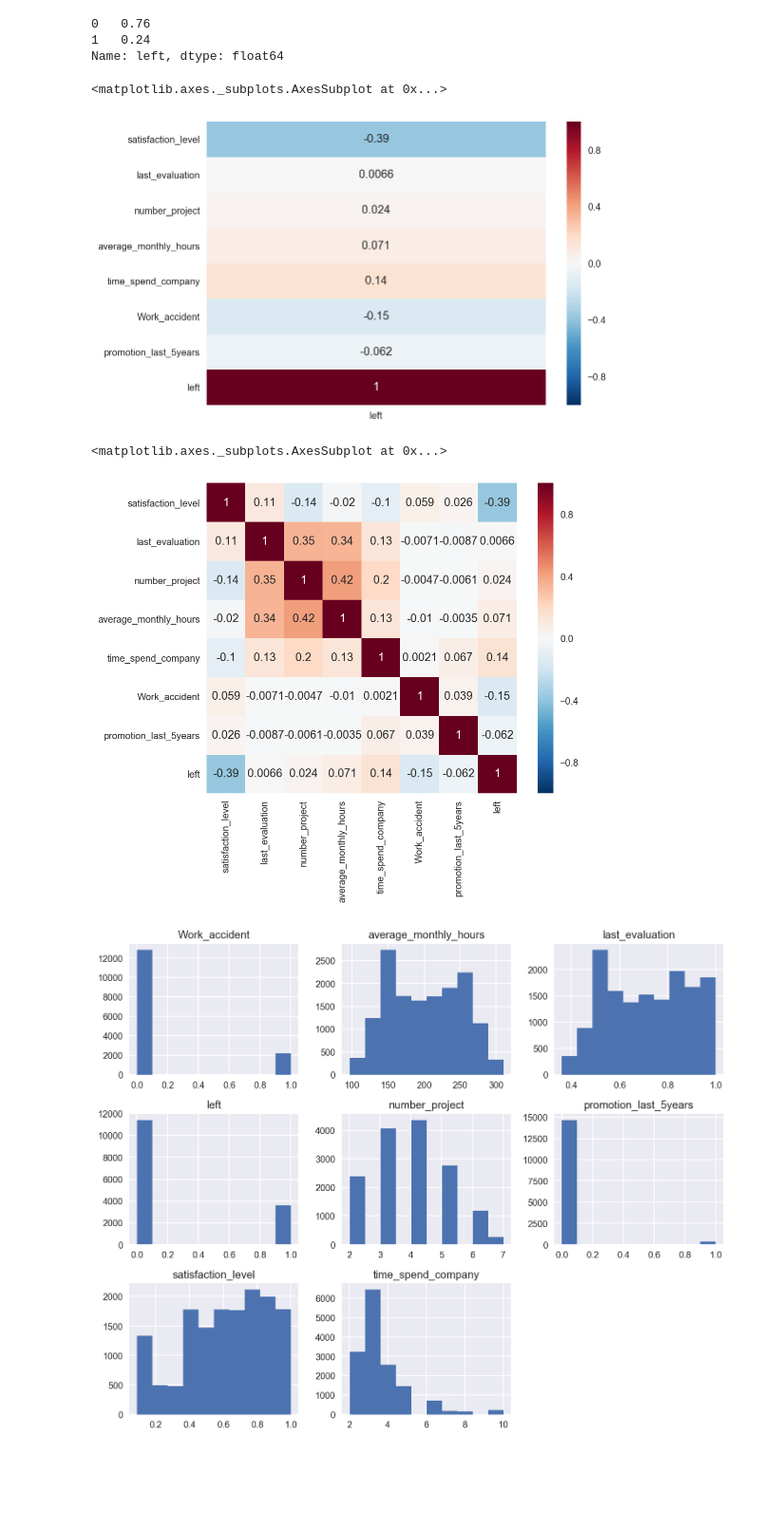
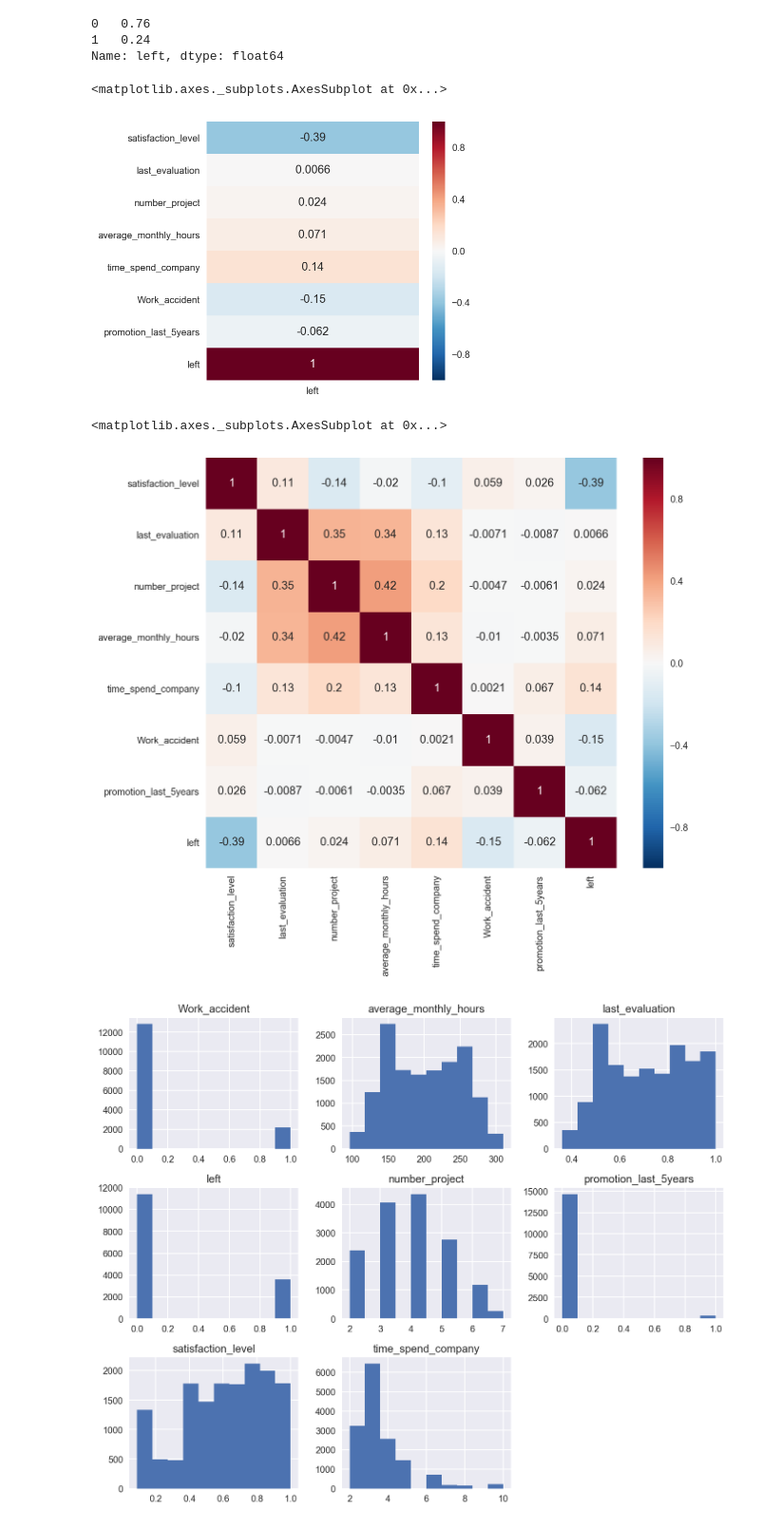
Before and after one commit to ardendertat/Applied-Deep-Learning-with-Keras, a Jupyter notebook: notebooks/Part 2 - Case Studies.ipynb, the cells around one changed output. Shown at 95% size. Saved outputs shown, nothing was run; the diff lists cells and outputs as text; code cells hidden in the pictures; blank space fills up the shorter version.

```diff
--- a/notebooks/Part 2 - Case Studies.ipynb
+++ b/notebooks/Part 2 - Case Studies.ipynb
@@ -222,16 +229,17 @@ rawdf.describe()
 1   0.24
 Name: left, dtype: float64
 # %%
+plt.figure(figsize=(5, 5))
 sns.heatmap(rawdf.corr()[['left']], annot=True, vmin=-1, vmax=1)
 # %% [output]
 <matplotlib.axes._subplots.AxesSubplot at 0x...>
-[figure, old version]
+[figure, new version]
 # %%
-plt.figure(figsize=(8, 6))
-sns.heatmap(rawdf.corr(), annot = True, square=True, vmin=-1, vmax=1)
+plt.figure(figsize=(10, 8))
+sns.heatmap(rawdf.corr(), annot=True, square=True, vmin=-1, vmax=1)
 # %% [output]
 <matplotlib.axes._subplots.AxesSubplot at 0x...>
-[figure, old version]
+[figure, new version]
 # %%
 rawdf.hist(figsize=(10, 8))
 plt.tight_layout()
```
Also changed, not shown: parts of 41 cells of this notebook, 2 other files.
